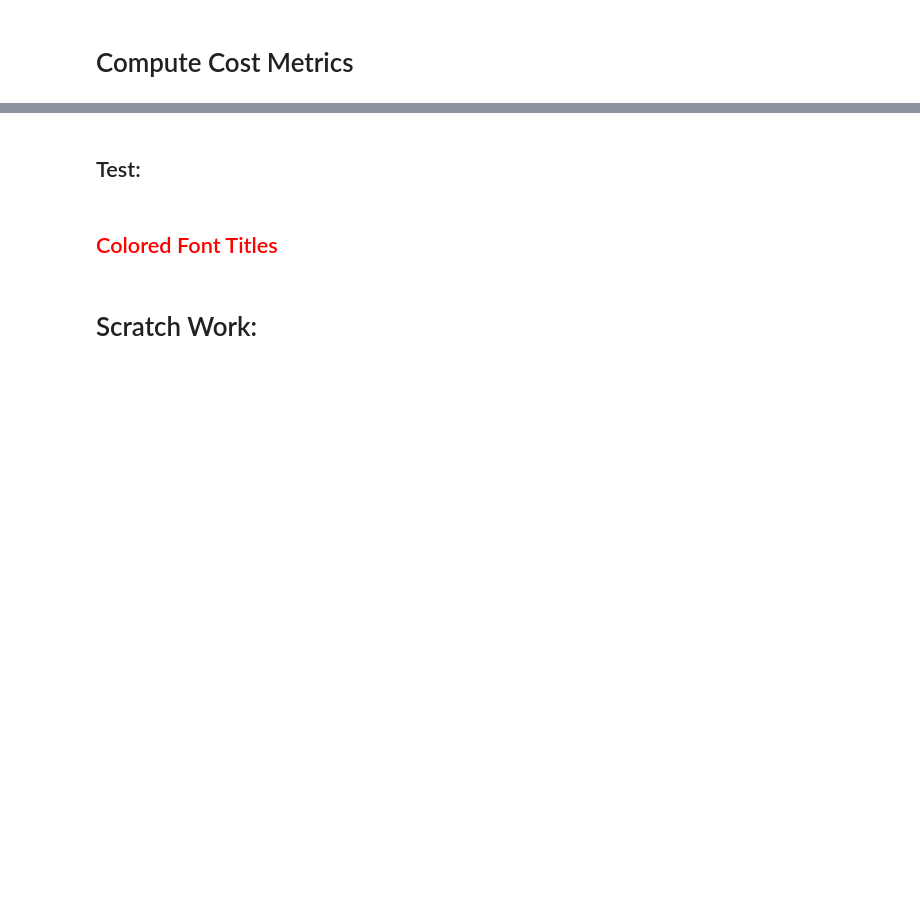
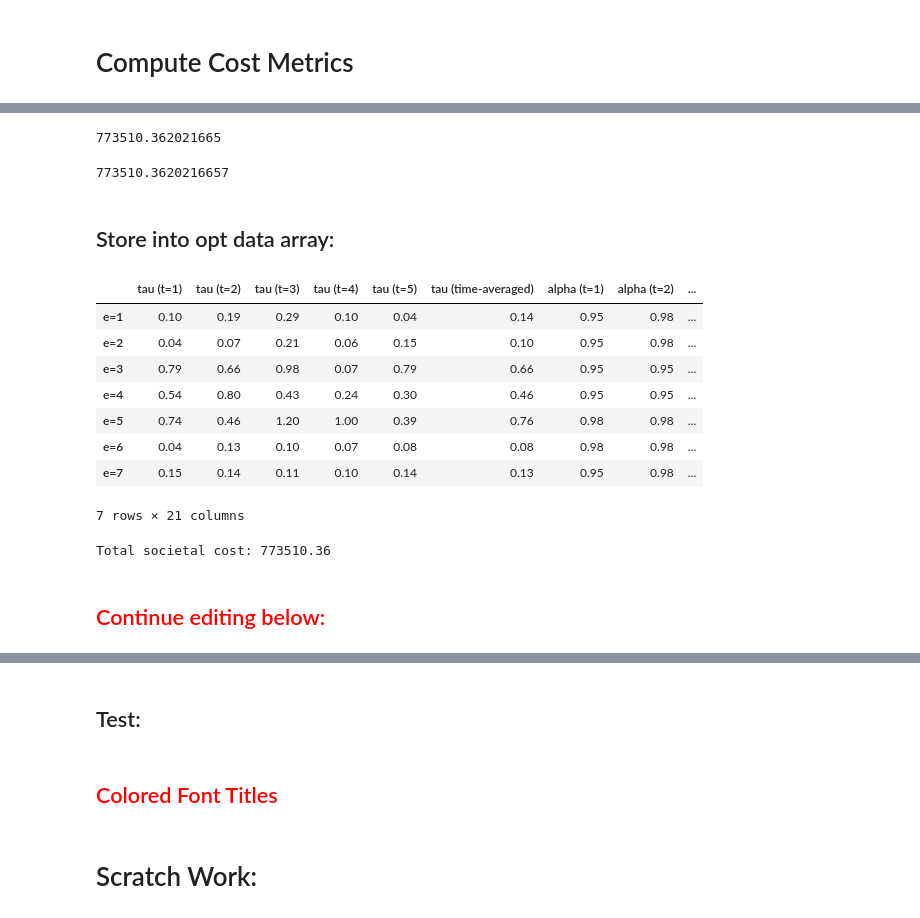
Before and after one commit to chihyuanchiu/CBCP_Credit_Discount, a Jupyter notebook: frank/Bilevel_Opt_DBCP_5.ipynb, the cells around one changed output, grey strips where cells are left out. Cells and saved outputs as stored; diff of their text form; code cells hidden in the pictures; blank space fills up the shorter version.

```diff
--- a/frank/Bilevel_Opt_DBCP_5.ipynb
+++ b/frank/Bilevel_Opt_DBCP_5.ipynb
@@ -1240,0 +1288,23 @@ argmin_x
+# %%
+welfare_obj(T = T, \
+            num_edges = num_edges, \
+            num_gp_lanes = num_gp_lanes, \
+            lambda_E = lambda_E, \
+            lambda_R = lambda_R, \
+            lambda_I = lambda_I, \
+            tau = argmin_tau, \
+            alpha = argmin_alpha, \
+            demand_array = demand_array, \
+            VoT_array = VoT_array, \
+            num_el = num_el, \
+            od_to_edges_array = od_to_edges_array, \
+            y = argmin_y, \
+            coeff_input = coeff_input)[0]
+# %% [output]
+773510.362021665
+# %%
+sum(obj[e] for e in range(num_edges))
+# %% [output]
+773510.3620216657
+# %% [markdown]
+## Store into opt data array:
@@ -1241,3 +1349,40 @@ argmin_x
+# %%
+column_names = []
+column_names += ["tau (t=" + str(t+1) + ")" for t in range(T) ]
+column_names += ["tau (time-averaged)"]
+column_names += ["alpha (t=" + str(t+1) + ")" for t in range(T) ]
+column_names += ["alpha (time-averaged)"]
+column_names += ["% overall users using express lanes", \
+                 "% eligible users using express lanes", \
+                 "% ineligible users using express lanes", \
+                 "Average travel time (express lanes)", \
+                 "Average travel time (general purpose lanes)", \
+                 "Total travel cost (eligible users)", \
+                 "Total travel cost (ineligible users)", \
+                 "Total toll revenue", \
+                 "Total societal cost"]
+
+row_names = ["e=" + str(k+1) for k in range(num_edges) ]
+
+df_opt_save = pd.DataFrame(opt_data_array, index=row_names, columns=column_names)
+
+df_opt_save
+# %% [output]
+|  | tau (t=1) | tau (t=2) | tau (t=3) | tau (t=4) | tau (t=5) | tau (time-averaged) | alpha (t=1) | alpha (t=2) | ... |
+| e=1 | 0.10 | 0.19 | 0.29 | 0.10 | 0.04 | 0.14 | 0.95 | 0.98 | ... |
+| e=2 | 0.04 | 0.07 | 0.21 | 0.06 | 0.15 | 0.10 | 0.95 | 0.98 | ... |
+| e=3 | 0.79 | 0.66 | 0.98 | 0.07 | 0.79 | 0.66 | 0.95 | 0.95 | ... |
+| e=4 | 0.54 | 0.80 | 0.43 | 0.24 | 0.30 | 0.46 | 0.95 | 0.95 | ... |
+| e=5 | 0.74 | 0.46 | 1.20 | 1.00 | 0.39 | 0.76 | 0.98 | 0.98 | ... |
+| e=6 | 0.04 | 0.13 | 0.10 | 0.07 | 0.08 | 0.08 | 0.98 | 0.98 | ... |
+| e=7 | 0.15 | 0.14 | 0.11 | 0.10 | 0.14 | 0.13 | 0.95 | 0.98 | ... |
+7 rows × 21 columns
+# %%
+print("Total societal cost:", sum(opt_data_array[:, -1]))
+# %% [output]
+Total societal cost: 773510.36
+# %% [markdown]
+## <font color='red'>Continue editing below:</font>
 # %%
 # print("argmin_x[(3, 0, 0)]:", argmin_x[(3, 0, 0)])
 # print("argmin_x[(3, 1, 0)]:", argmin_x[(3, 1, 0)])
```
Also changed, not shown: parts of 16 cells of this notebook, 2 other files.
